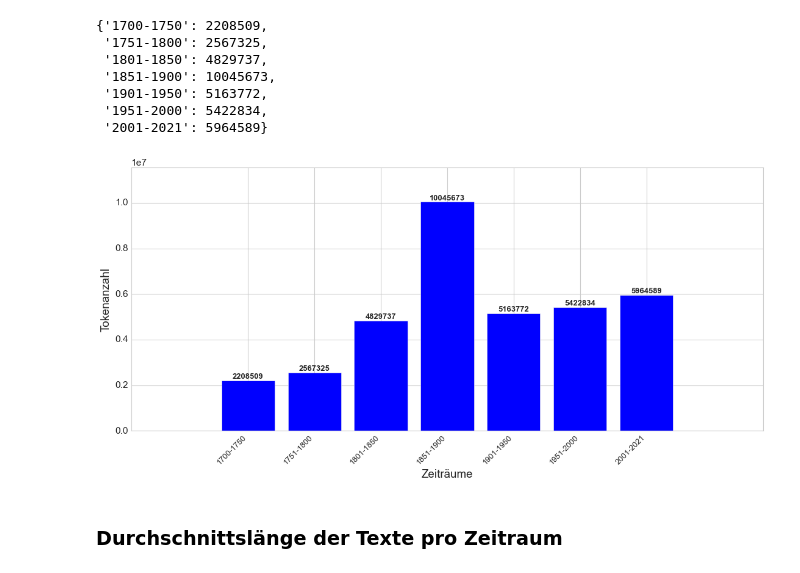
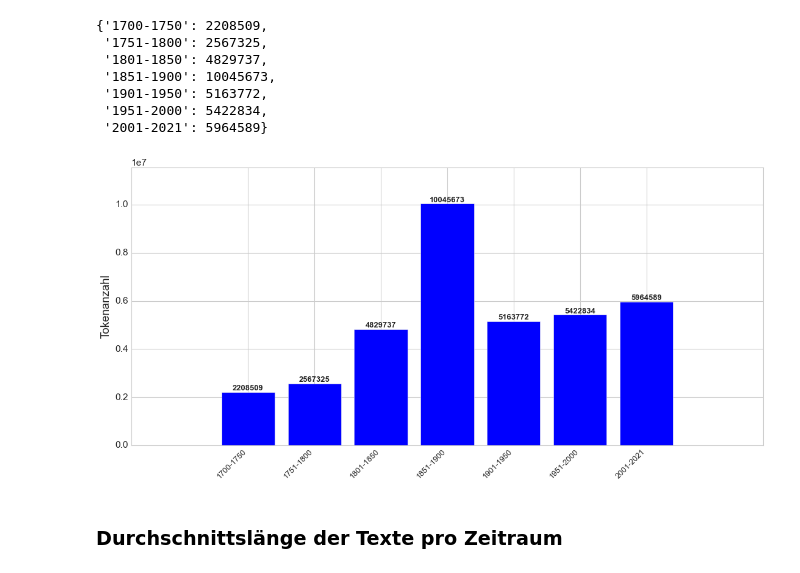
Before and after one commit to Sophia796/MA_Expressivity, a Jupyter notebook: Korpus/Explore_Corpus.ipynb, the cells around one changed output. Cells and saved outputs as stored; diff of their text form; code cells hidden in the pictures.

```diff
--- a/Korpus/Explore_Corpus.ipynb
+++ b/Korpus/Explore_Corpus.ipynb
@@ -81,25 +81,25 @@ sum_words
 # %%
 plt.figure(figsize=[14,7])
 plt.style.use('seaborn-whitegrid')
 
 x_indexes = np.arange(len(sum_words))
 plt.bar(x_indexes, sum_words.values(), label='Tokenanzahl', width=0.8, color='b')
 plt.xticks(ticks = x_indexes, labels = sum_words.keys(), rotation=45, horizontalalignment='right', fontsize='small')
-plt.xlabel('Zeiträume')
+#plt.xlabel('Zeiträume')
 plt.ylabel('Tokenanzahl')
 plt.ticklabel_format(axis='y', style='sci', scilimits=(0,0))
 
 plt.tight_layout()
 plt.margins(0.2, 0.15)
 
 for i, j in zip(x_indexes, sum_words.values()):
        plt.annotate(j, xy=(i,j), xycoords='data', verticalalignment='bottom', horizontalalignment='center',
                     fontweight='demi', fontsize='small')
 
 #plt.savefig('Plots/corpusbig_tokenanzahl.png')
 plt.show()
 # %% [output]
-[figure, old version]
+[figure, new version]
 # %% [markdown]
 ### Durchschnittslänge der Texte pro Zeitraum
 # %%
```
Also changed, not shown: parts of 4 cells of this notebook, 9 other files.
